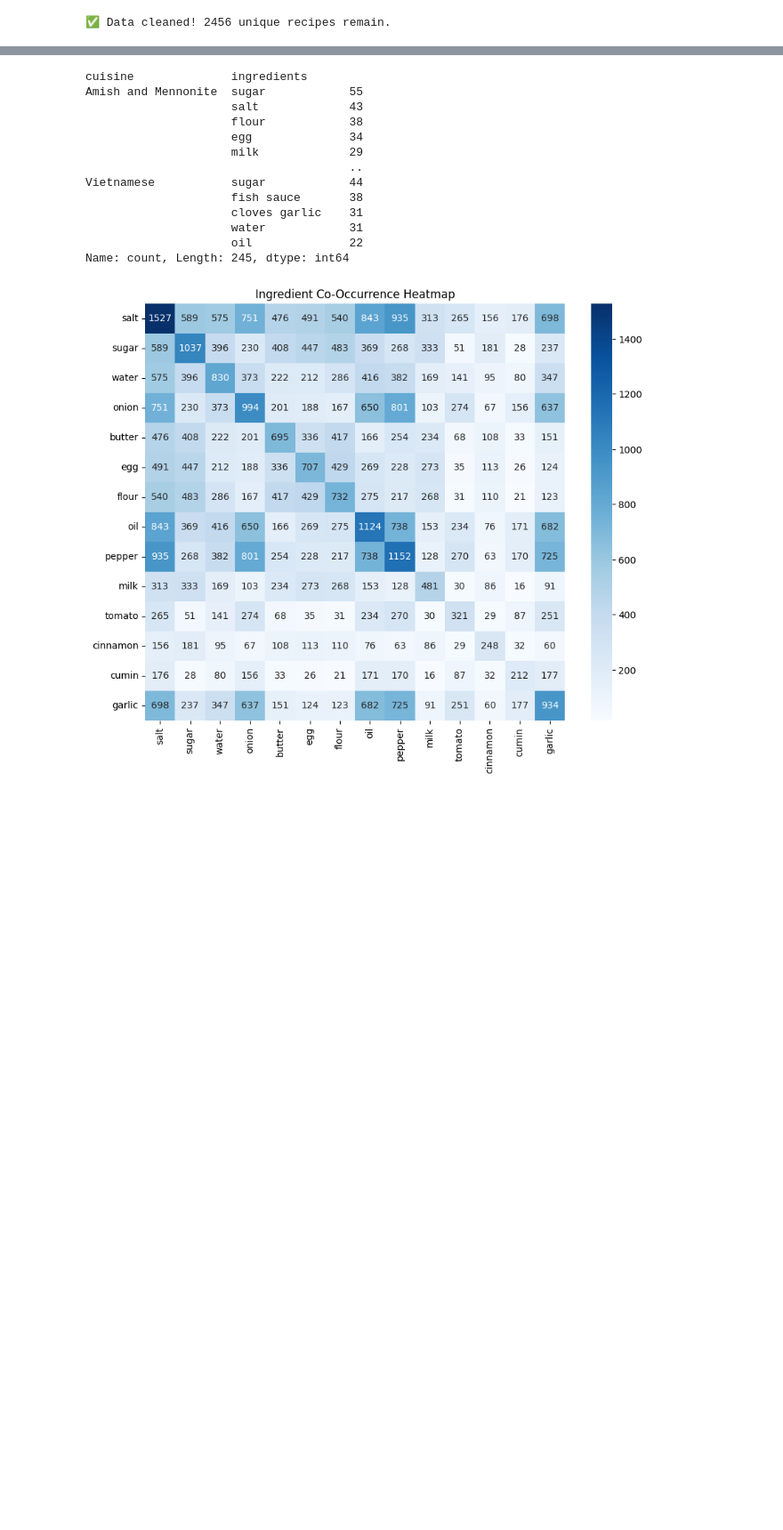
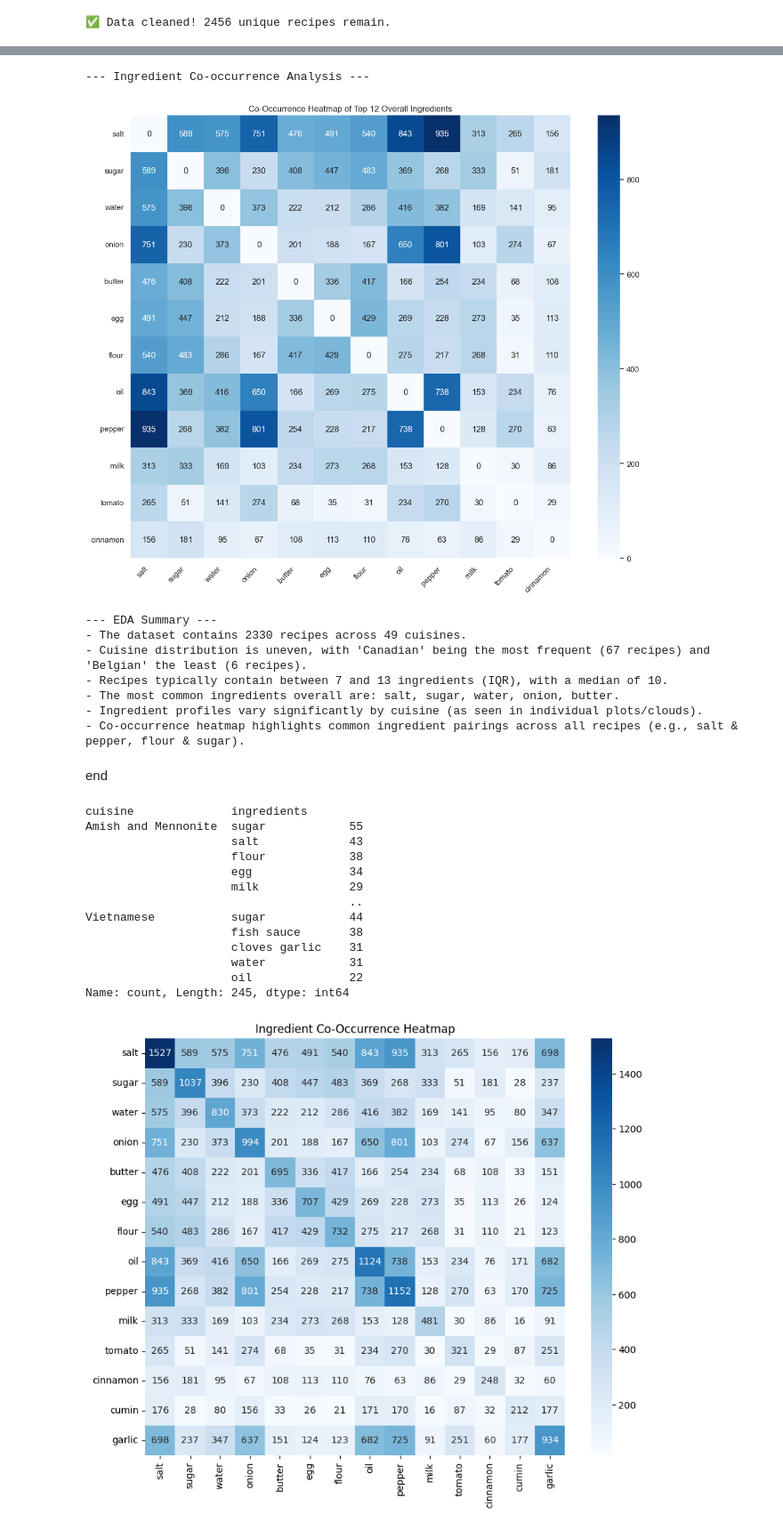
Before and after one commit to AisyluFattakhova/The-Ingredient-Web, a Jupyter notebook: preprocessing.ipynb, the cells around one changed output, grey strips where cells are left out. Shown at 89% size. Drawn from its saved outputs; the diff is of its cells as text; code cells hidden in the pictures; blank space fills up the shorter version.

```diff
--- a/preprocessing.ipynb
+++ b/preprocessing.ipynb
@@ -453,3 +774,50 @@ print(co_matrix_df.head())
+# %%
+# EDA Cell 5: Ingredient Co-occurrence (Revisiting the heatmap)
+print("\n--- Ingredient Co-occurrence Analysis ---")
+# The co-occurrence matrix was already calculated in the preprocessing steps (variable: co_matrix_df)
+# Let's visualize the heatmap for the top N overall ingredients for better readability
+
+n_top_heatmap = 15 # Number of top ingredients to show in heatmap
+top_overall_ingredients_list = overall_ingredient_counts.head(n_top_heatmap).index.tolist()
+
+# Ensure only ingredients present in the matrix are selected
+valid_top_ingredients = [ing for ing in top_overall_ingredients_list if ing in co_matrix_df.index]
+
+if valid_top_ingredients:
+    sub_matrix_top = co_matrix_df.loc[valid_top_ingredients, valid_top_ingredients]
+
+    # Zero out the diagonal for better visualization of co-occurrences (optional)
+    np.fill_diagonal(sub_matrix_top.values, 0)
+
+    plt.figure(figsize=(12, 10))
+    sns.heatmap(sub_matrix_top, cmap="Blues", annot=True, fmt=".0f")
+    plt.title(f'Co-Occurrence Heatmap of Top {len(valid_top_ingredients)} Overall Ingredients')
+    plt.xticks(rotation=45, ha='right')
+    plt.yticks(rotation=0)
+    plt.tight_layout()
+    plt.show()
+else:
+    print("Could not generate heatmap - no valid top ingredients found in co-occurrence matrix.")
+
+print("\n--- EDA Summary ---")
+print(f"- The dataset contains {len(df)} recipes across {df['cuisine'].nunique()} cuisines.")
+print(f"- Cuisine distribution is uneven, with '{cuisine_counts.index[0]}' being the most frequent ({cuisine_counts.iloc[0]} recipes) and '{cuisine_counts.index[-1]}' the least ({cuisine_counts.iloc[-1]} recipes).")
+print(f"- Recipes typically contain between {int(df['ingredient_count'].quantile(0.25))} and {int(df['ingredient_count'].quantile(0.75))} ingredients (IQR), with a median of {int(df['ingredient_count'].median())}.")
+print(f"- The most common ingredients overall are: {', '.join(overall_ingredient_counts.head(5).index)}.")
+print(f"- Ingredient profiles vary significantly by cuisine (as seen in individual plots/clouds).")
+print(f"- Co-occurrence heatmap highlights common ingredient pairings across all recipes (e.g., salt & pepper, flour & sugar).")
+# %% [output]
+--- Ingredient Co-occurrence Analysis ---
+[figure, added]
+--- EDA Summary ---
+- The dataset contains 2330 recipes across 49 cuisines.
+- Cuisine distribution is uneven, with 'Canadian' being the most frequent (67 recipes) and 'Belgian' the least (6 recipes).
+- Recipes typically contain between 7 and 13 ingredients (IQR), with a median of 10.
+- The most common ingredients overall are: salt, sugar, water, onion, butter.
+- Ingredient profiles vary significantly by cuisine (as seen in individual plots/clouds).
+- Co-occurrence heatmap highlights common ingredient pairings across all recipes (e.g., salt & pepper, flour & sugar).
+# %% [markdown]
+end
 # %%
 # Get top ingredients after cleaning
 from collections import Counter
```
Also changed, not shown: parts of 12 cells of this notebook, 4 other files.
